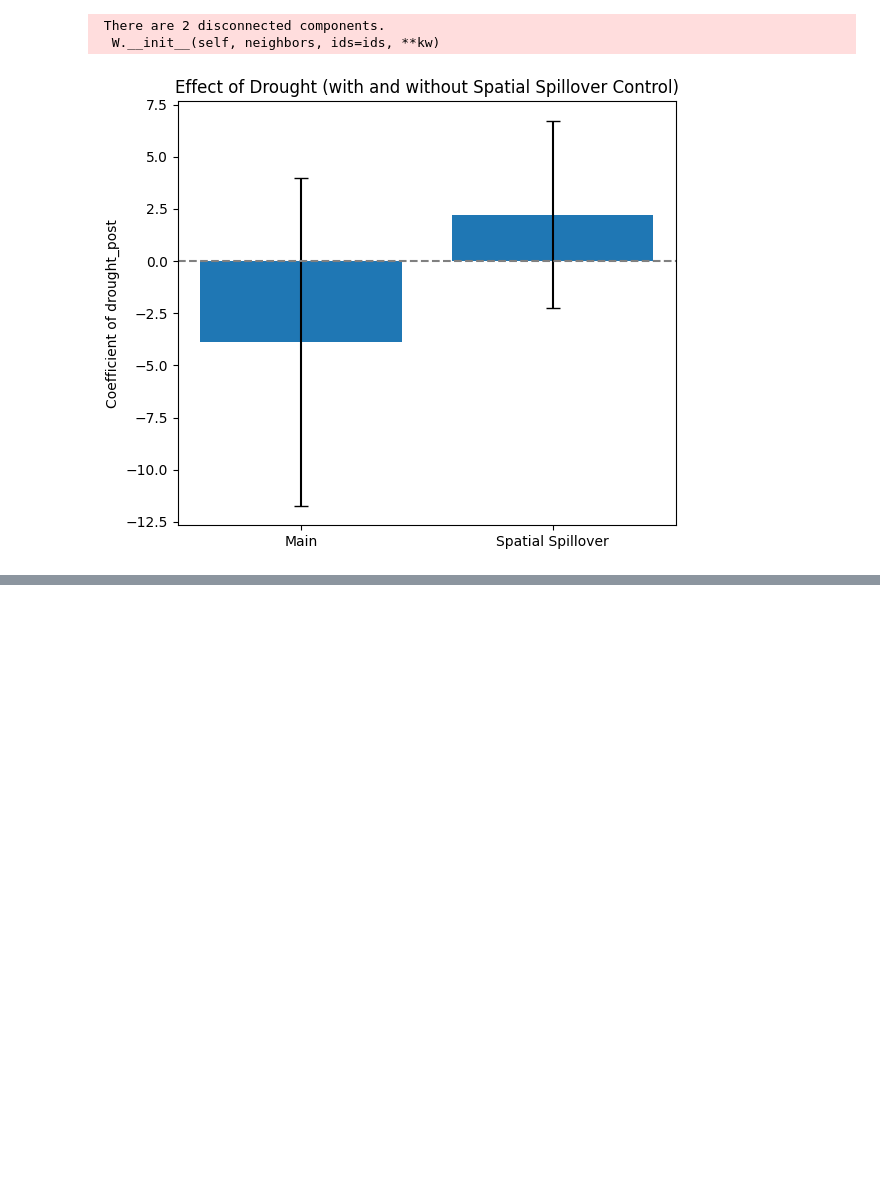
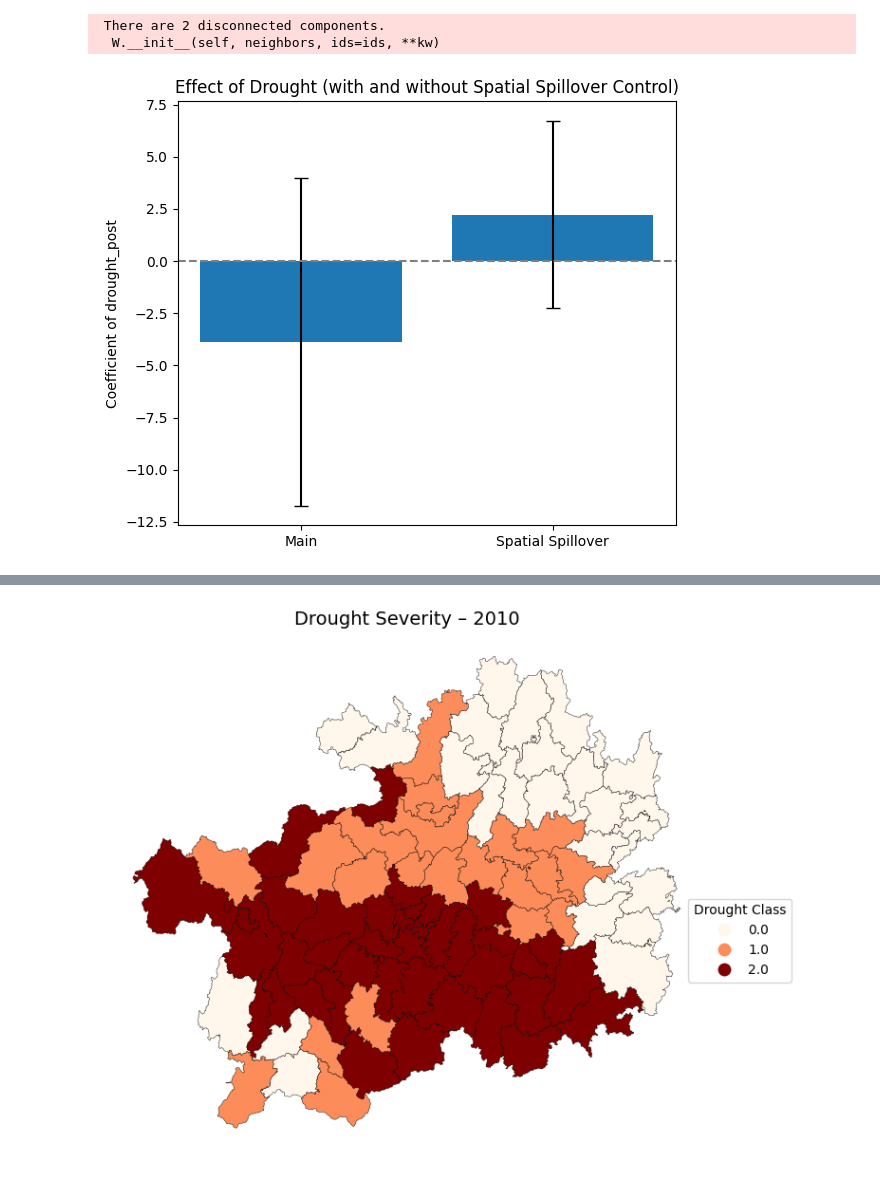
Before and after one commit to ixxiiris/CASA_Dissertation, a Jupyter notebook: DiD/did_event.ipynb, the cells around one changed output, grey strips where cells are left out. Drawn from its saved outputs; the diff is of its cells as text; code cells hidden in the pictures; blank space fills up the shorter version.

```diff
--- a/DiD/did_event.ipynb
+++ b/DiD/did_event.ipynb
@@ -1470,0 +1614,81 @@ plt.show()
+# %%
+import geopandas as gpd
+import pandas as pd
+import matplotlib.pyplot as plt
+from matplotlib.colors import LinearSegmentedColormap
+
+# === 1. 读取贵州县级 shapefile ===
+gdf_county = gpd.read_file("data/guizhou_county_shp/guizhou_county.shp")
+
+# === 2. 读取模型数据 ===
+df = pd.read_csv("data/guizhou_model_struct_dummy_vars.csv")
+
+# === 3. 2010 年截面数据（干旱 & 主模型农业活力） ===
+df_2010 = df[df['year'] == 2010][['ENG_NAME', 'drought_class', 'ndvi_crop']].drop_duplicates()
+
+# === 4. 2008–2012 平均迁移率 ===
+df_mig_avg = (
+    df.groupby("ENG_NAME", as_index=False)["net_migration_per_1000"]
+      .mean()
+      .rename(columns={"net_migration_per_1000": "migration_rate_avg"})
+)
+
+# === 5. 合并地图和数据（基于 ENG_NAME） ===
+gdf_2010 = gdf_county.merge(df_2010, on="ENG_NAME", how="left")
+gdf_mig = gdf_county.merge(df_mig_avg, on="ENG_NAME", how="left")
+
+# ========== 图 1：2010 干旱严重程度（离散分类） ==========
+fig, ax = plt.subplots(1, 1, figsize=(8, 6))
+gdf_2010['drought_class'] = gdf_2010['drought_class'].astype('category')
+gdf_2010.plot(
+    column="drought_class",
+    cmap="OrRd",  # 离散配色
+    linewidth=0.3,
+    edgecolor="black",
+    legend=True,
+    ax=ax
+)
+ax.set_title("Drought Severity – 2010", fontsize=14)
+ax.axis("off")
+leg = ax.get_legend()
+if leg:
+    leg.set_bbox_to_anchor((1.15, 0.5))
+    leg.set_title("Drought Class")
+plt.tight_layout()
+plt.show()
+
+# ========== 图 2：2010 农业活力（主模型 NDVI） ==========
+fig, ax = plt.subplots(1, 1, figsize=(8, 6))
+cmap_ndvi = LinearSegmentedColormap.from_list("ndvi_rb", ["#ca0020", "#f7f7f7", "#0571b0"])
+gdf_2010.plot(
+    column="ndvi_crop",
+    cmap=cmap_ndvi,
+    linewidth=0.3,
+    edgecolor="black",
+    legend=True,
+    legend_kwds={'label': "NDVI (Main Model, 2010)", 'shrink': 0.6},
+    ax=ax
+)
+ax.set_title("Crop Growing-Season NDVI – 2010", fontsize=14)
+ax.axis("off")
+plt.tight_layout()
+plt.show()
+
+# ========== 图 3：2008–2012 平均迁移率 ==========
+fig, ax = plt.subplots(1, 1, figsize=(8, 6))
+cmap_mig = LinearSegmentedColormap.from_list("mig_pink", ["#fff5f0", "#67000d"])
+gdf_mig.plot(
+    column="migration_rate_avg",
+    cmap=cmap_mig,
+    linewidth=0.3,
+    edgecolor="black",
+    legend=True,
+    legend_kwds={'label': "Migration Rate (/1000)", 'shrink': 0.6},
+    ax=ax
+)
+ax.set_title("Average Migration Rate – 2008–2012", fontsize=14)
+ax.axis("off")
+plt.tight_layout()
+plt.show()
+# %% [output]
+[figure, added]
```
Also changed, not shown: parts of 10 cells of this notebook, 1 other file.
